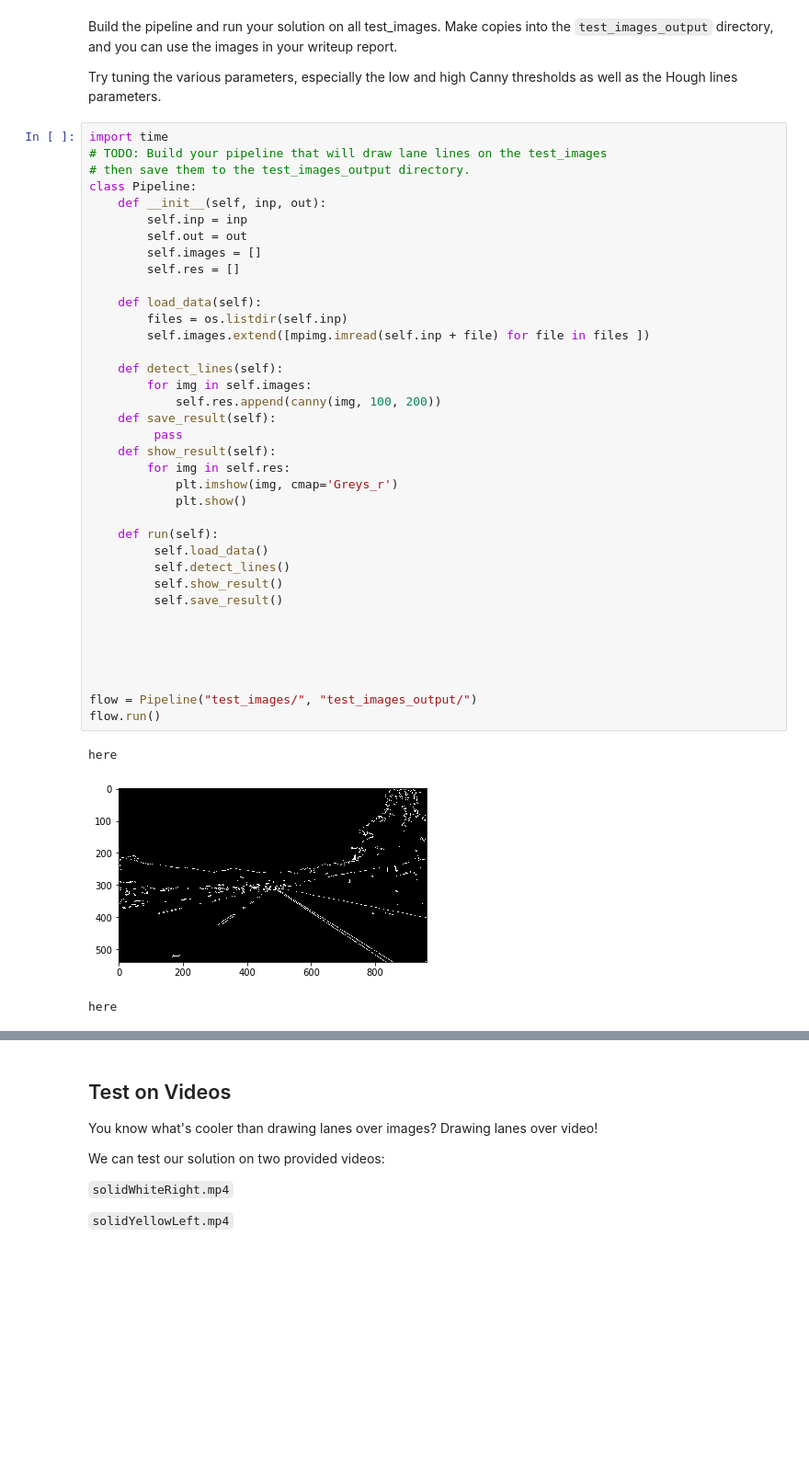
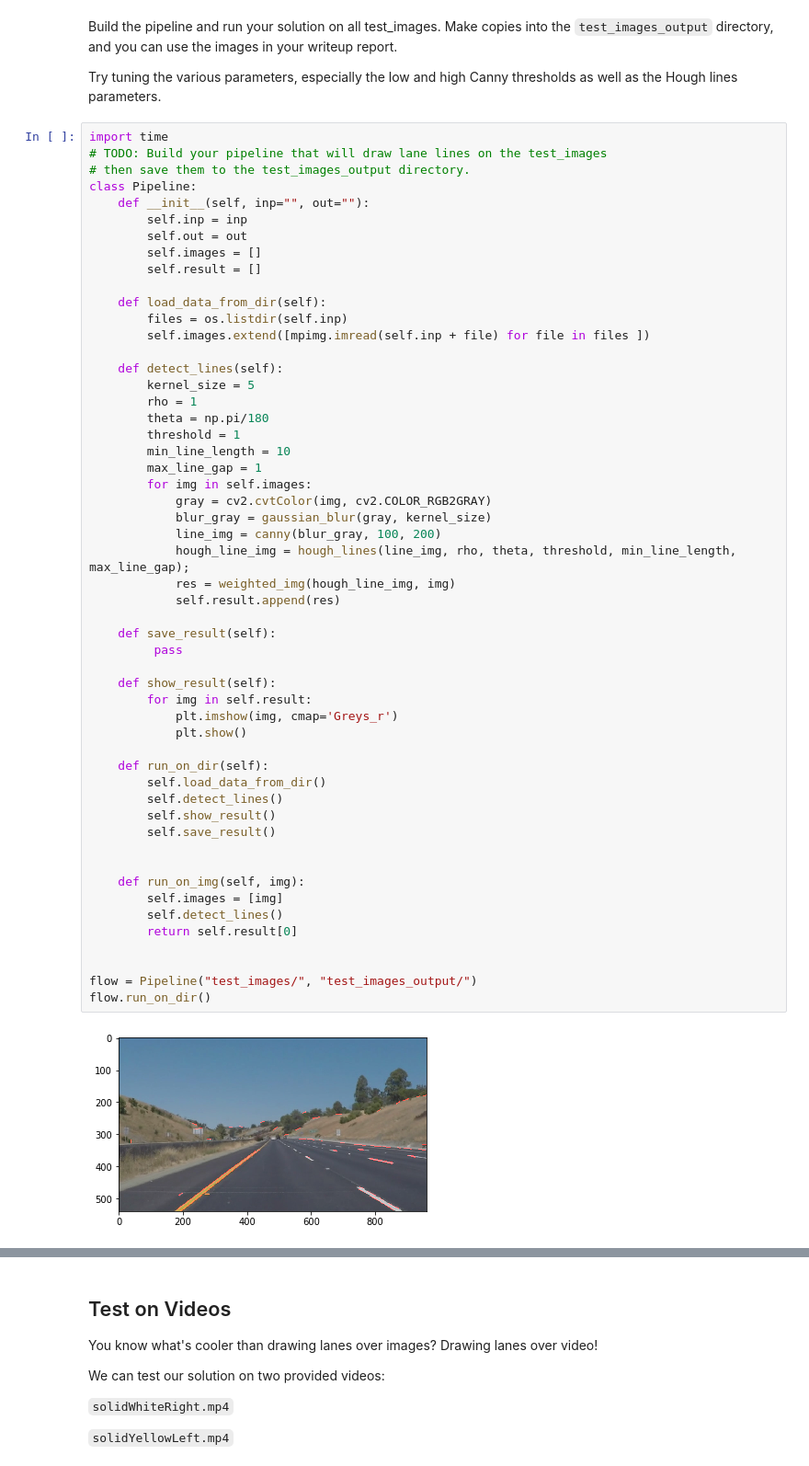
Before and after one commit to bodsul/CarND-LaneLines-P1, a Jupyter notebook: P1.ipynb, the cells around one changed output, grey strips where cells are left out. Shown at 92% size. Drawn from its saved outputs; the diff is of its cells as text; blank space fills up the shorter version.

Commit message:
built pipeline: need to tune parameters and modify draw_lines function

```diff
--- a/P1.ipynb
+++ b/P1.ipynb
@@ -196,41 +196,55 @@ Try tuning the various parameters, especially the low and high Canny thresholds
 # %%
 import time
 # TODO: Build your pipeline that will draw lane lines on the test_images
 # then save them to the test_images_output directory.
 class Pipeline:
-    def __init__(self, inp, out):
+    def __init__(self, inp="", out=""):
         self.inp = inp
         self.out = out
         self.images = []
-        self.res = []
+        self.result = []
 
-    def load_data(self):
+    def load_data_from_dir(self):
         files = os.listdir(self.inp)
         self.images.extend([mpimg.imread(self.inp + file) for file in files ])
 
     def detect_lines(self):
+        kernel_size = 5
+        rho = 1
+        theta = np.pi/180
+        threshold = 1
+        min_line_length = 10
+        max_line_gap = 1
         for img in self.images:
-            self.res.append(canny(img, 100, 200))
+            gray = cv2.cvtColor(img, cv2.COLOR_RGB2GRAY)
+            blur_gray = gaussian_blur(gray, kernel_size)
+            line_img = canny(blur_gray, 100, 200)
+            hough_line_img = hough_lines(line_img, rho, theta, threshold, min_line_length, max_line_gap);
+            res = weighted_img(hough_line_img, img)
+            self.result.append(res)
+
     def save_result(self):
          pass
+
     def show_result(self):
-        for img in self.res:
+        for img in self.result:
             plt.imshow(img, cmap='Greys_r')
             plt.show()
 
-    def run(self):
-         self.load_data()
-         self.detect_lines()
-         self.show_result()
-         self.save_result()
+    def run_on_dir(self):
+        self.load_data_from_dir()
+        self.detect_lines()
+        self.show_result()
+        self.save_result()
 
 
-
+    def run_on_img(self, img):
+        self.images = [img]
+        self.detect_lines()
+        return self.result[0]
 
 
 flow = Pipeline("test_images/", "test_images_output/")
-flow.run()
+flow.run_on_dir()
 # %% [output]
-here
-[figure, old version]
+[figure, new version]
-here
```
Also changed, not shown: parts of 7 cells of this notebook, 3 other files.
